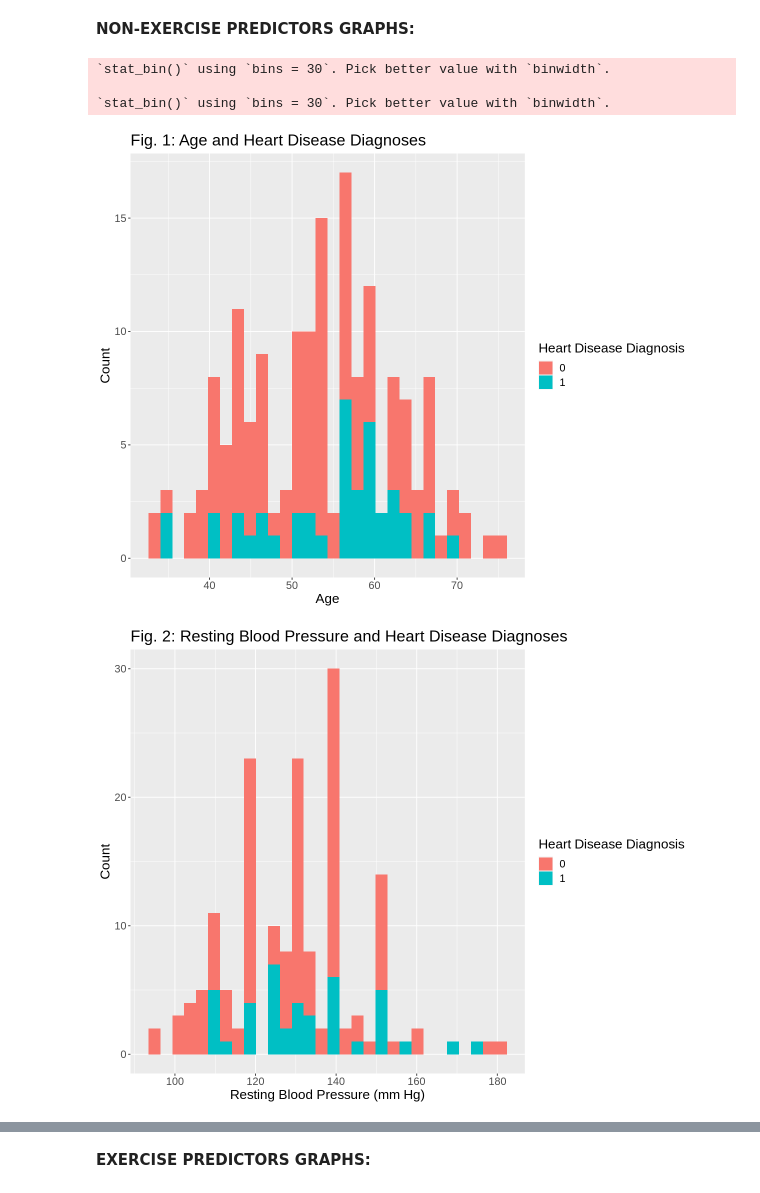
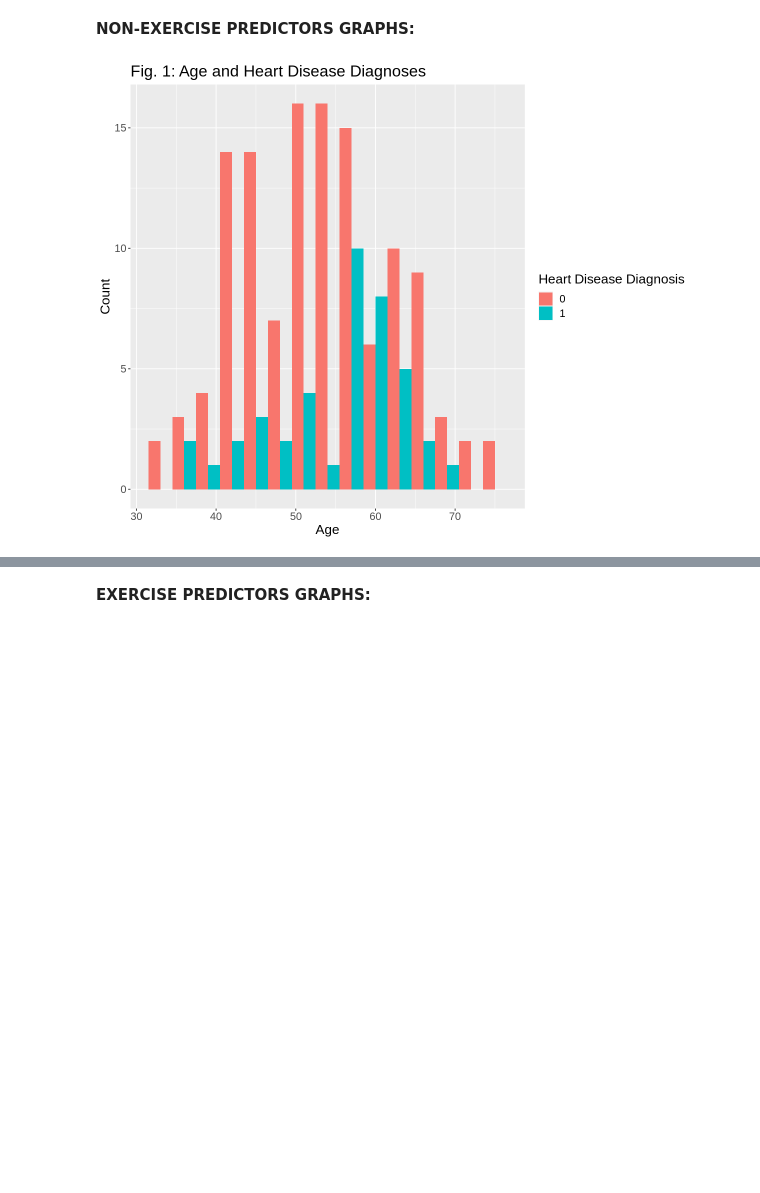
Before and after one commit to chenjerry623/DSCI100-Group17-Project, a Jupyter notebook: Group-17-Project.ipynb, the cells around one changed output, grey strips where cells are left out. Saved outputs shown, nothing was run; the diff lists cells and outputs as text; code cells hidden in the pictures; blank space fills up the shorter version.

```diff
--- a/Group-17-Project.ipynb
+++ b/Group-17-Project.ipynb
@@ -126,39 +128,17 @@ Our preliminary visualizations are histograms of each predictor's distribution,
 # %% [markdown]
 <b>NON-EXERCISE PREDICTORS GRAPHS:</b>
 # %%
-#Creating the plots to visualize the predictors from the first dataset in relation to the severity of heart disease.
-#All the titles in the plots and axes names are derived from the descriptions of the variables in (Detrano, n.d.).
+#Plotting the age variable in relation to the presence of HD.
+#All the titles in the plot and axes names are derived from the descriptions of the variables in (Detrano, n.d.).
 options(repr.plot.width = 10, repr.plot.height = 8)
 
 resting_age_plot <- ggplot(resting_train, aes(x = age)) +
     ggtitle("Fig. 1: Age and Heart Disease Diagnoses") +
-    geom_histogram(aes(fill = result)) +
+    geom_histogram(aes(fill = result), position = "dodge", binwidth = 3) +
     xlab("Age") +
     ylab("Count") +
     labs(fill = "Heart Disease Diagnosis") +
     theme(text = element_text(size = 16))
 resting_age_plot
-
-resting_bps_plot <- ggplot(resting_train, aes(x = resting_blood_pressure)) +
-    ggtitle("Fig. 2: Resting Blood Pressure and Heart Disease Diagnoses") +
-    geom_histogram(aes(fill = result)) +
-    xlab("Resting Blood Pressure (mm Hg)") +
-    ylab("Count") +
-    labs(fill = "Heart Disease Diagnosis") +
-    theme(text = element_text(size = 16))
-resting_bps_plot
-
-resting_electro_plot <- ggplot(resting_train, aes(x = resting_electrocardio)) +
-    ggtitle("Fig. 3: Resting Electrocardiogram and Heart Disease Diagnoses") +
-    geom_bar(aes(fill = result)) +
-    xlab("Resting Electrocardiogram Status") +
-    ylab("Count") +
-    labs(fill = "Heart Disease Diagnosis") +
-    theme(text = element_text(size = 16))
-resting_electro_plot
 # %% [output]
-`stat_bin()` using `bins = 30`. Pick better value with `binwidth`.
-
-`stat_bin()` using `bins = 30`. Pick better value with `binwidth`.
-[figure, old version]
+[figure, new version]
-[figure, removed]
```
Also changed, not shown: parts of 53 cells of this notebook.
